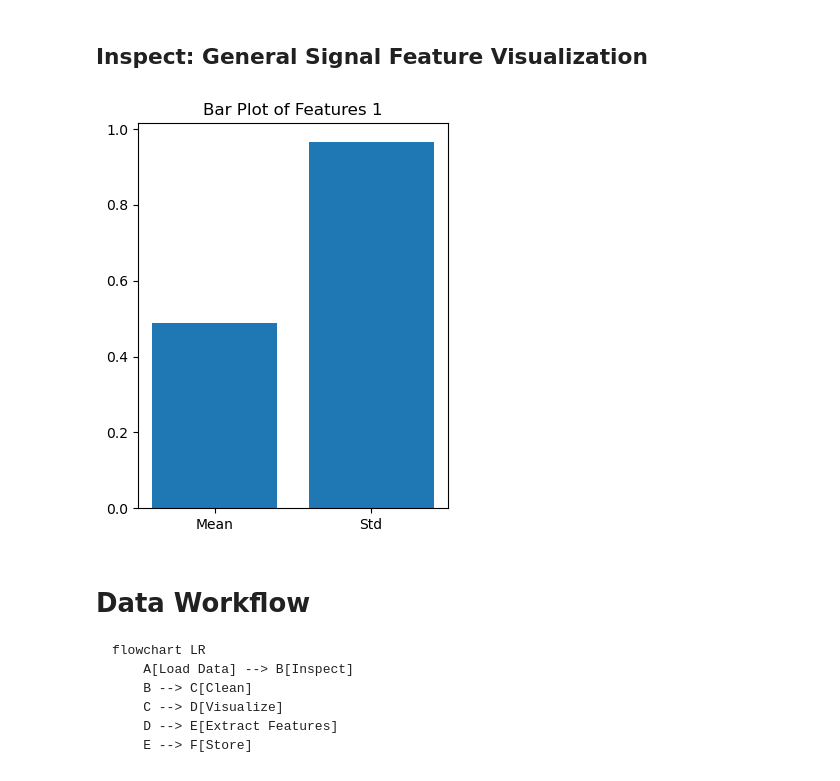
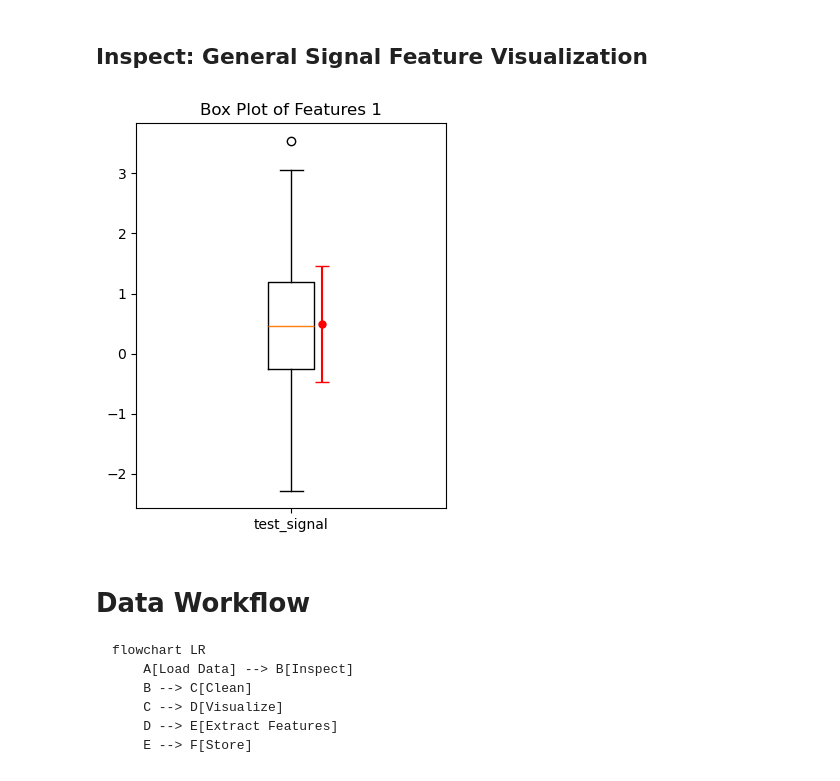
Before and after one commit to AAU-ST2-Programming/signals_1, a Jupyter notebook: signals_1_signal_basics.ipynb, the cells around one changed output. Drawn from its saved outputs; the diff is of its cells as text; code cells hidden in the pictures.

```diff
--- a/signals_1_signal_basics.ipynb
+++ b/signals_1_signal_basics.ipynb
@@ -257,14 +269,17 @@ mean1_val=0.4889014709848078, std1_val=0.9666732803243623
 # %%
 test_signal = signal1
 mean1_val = float(np.mean(test_signal))
 std1_val = float(np.std(test_signal))
 plt.figure(figsize=[4,5])
 # Bar plot of mean, variance, std
-plt.bar(['Mean','Std'], [mean1_val,std1_val], )
-plt.title("Bar Plot of Features 1")
+plt.boxplot(test_signal, )
+plt.errorbar(1.1, mean1_val, yerr=std1_val, fmt='o', color='red', markersize=5, capsize=5, label='Mean ±1 std')
+
+plt.title("Box Plot of Features 1")
+plt.xticks([1], ["test_signal"])
 plt.show()
 # %% [output]
-[figure, old version]
+[figure, new version]
 # %% [markdown]
 # Data Workflow
 
```
Also changed, not shown: parts of 4 cells of this notebook, 1 other file.
